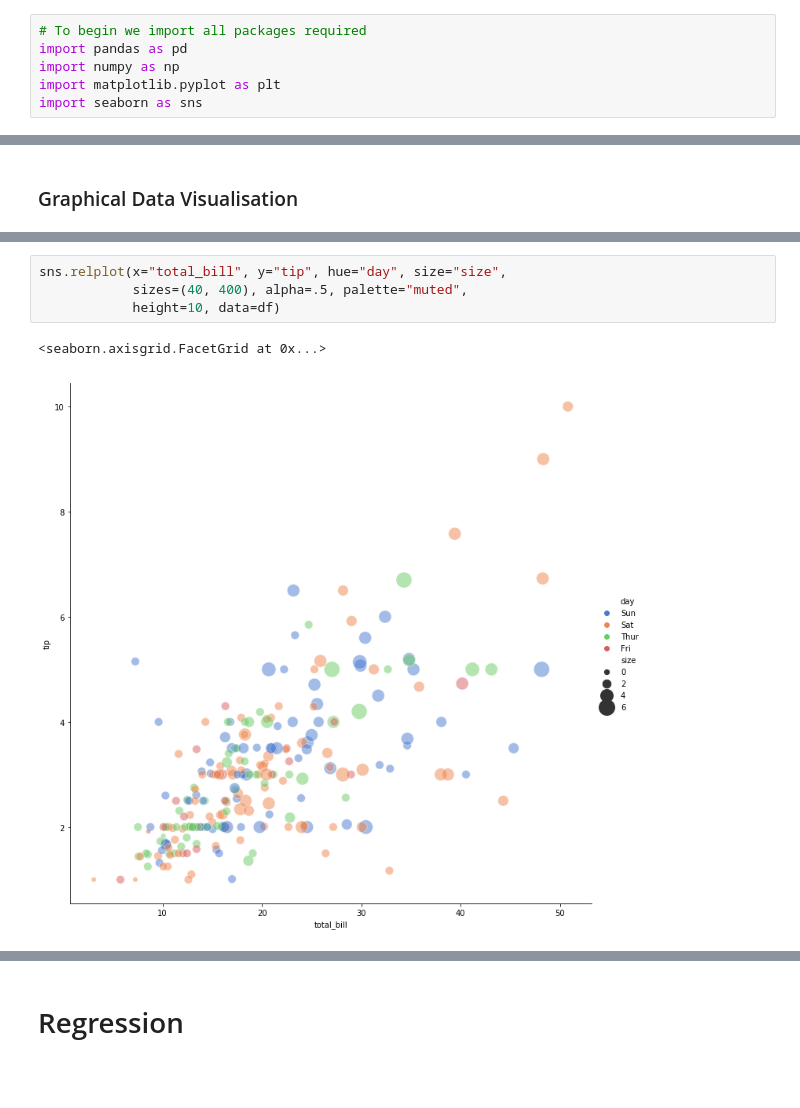
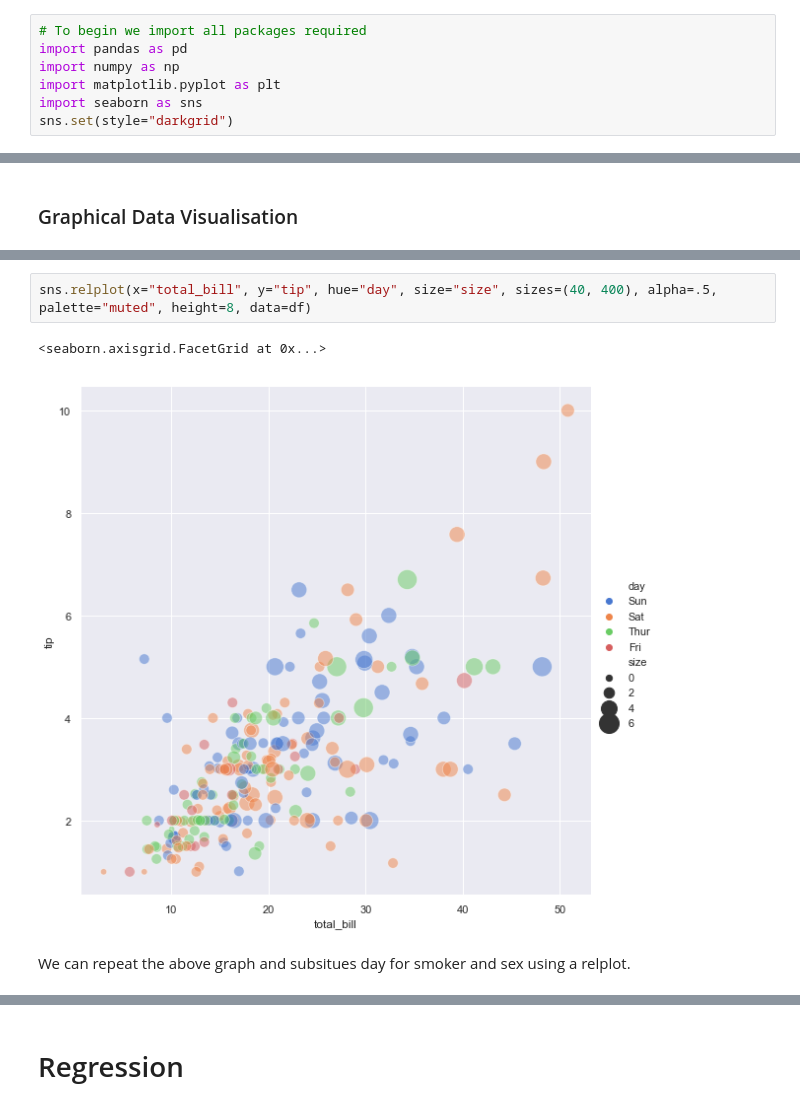
Before and after one commit to EoghanDelaney/FoDA_Assessment_2019, a Jupyter notebook: Assessment.ipynb, the cells around one changed output, grey strips where cells are left out. Drawn from its saved outputs; the diff is of its cells as text; blank space fills up the shorter version.

```diff
--- a/Assessment.ipynb
+++ b/Assessment.ipynb
@@ -8,6 +8,7 @@ import pandas as pd
 import numpy as np
 import matplotlib.pyplot as plt
 import seaborn as sns
+sns.set(style="darkgrid")
 # %%
 # we then import the dataset - the file is located in the same folder as the Juptyer notebook
 df = pd.read_csv("tips.csv")
@@ -207,7 +233,7 @@ NameError: name 'sns' is not defined
 # %%
-sns.relplot(x="total_bill", y="tip", hue="day", size="size",
-            sizes=(40, 400), alpha=.5, palette="muted",
-            height=10, data=df)
+sns.relplot(x="total_bill", y="tip", hue="day", size="size", sizes=(40, 400), alpha=.5, palette="muted", height=8, data=df)
 # %% [output]
 <seaborn.axisgrid.FacetGrid at 0x...>
-[figure, old version]
+[figure, new version]
+# %% [markdown]
+We can repeat the above graph and subsitues day for smoker and sex using a relplot.
```
Also changed, not shown: parts of 23 cells of this notebook, 2 other files.
